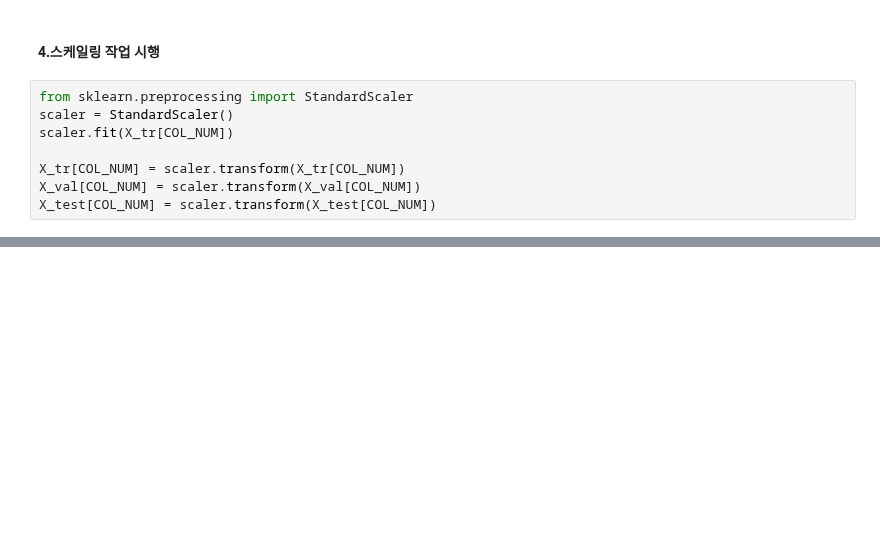
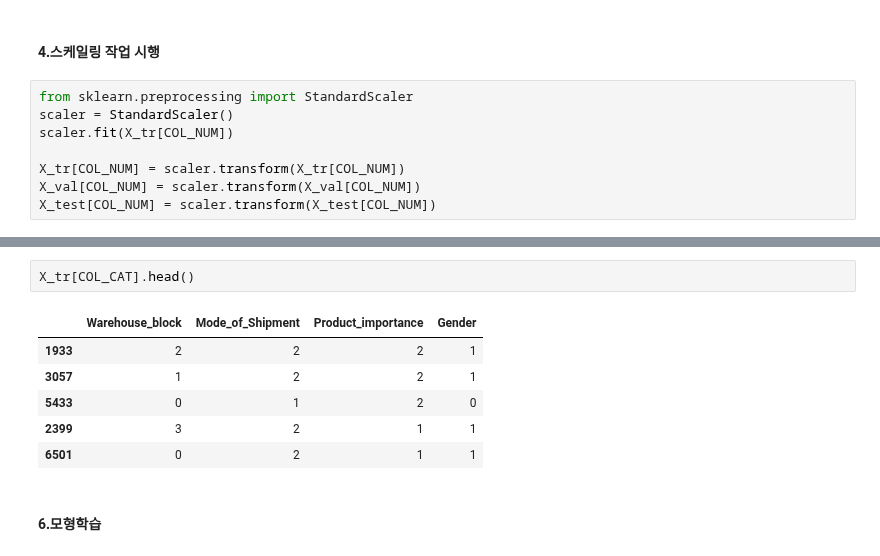
Before and after one commit to va4756/yemoon_bigdata_test, a Jupyter notebook: bigdata_예문_실전문제_example2.ipynb, the cells around one changed output, grey strips where cells are left out. Drawn from its saved outputs; the diff is of its cells as text; blank space fills up the shorter version.

```diff
--- a/bigdata_예문_실전문제_example2.ipynb
+++ b/bigdata_예문_실전문제_example2.ipynb
@@ -360,0 +392,11 @@ X_tr[COL_NUM].head()
+# %%
+X_tr[COL_CAT].head()
+# %% [output]
+|  | Warehouse_block | Mode_of_Shipment | Product_importance | Gender |
+| 1933 | 2 | 2 | 2 | 1 |
+| 3057 | 1 | 2 | 2 | 1 |
+| 5433 | 0 | 1 | 2 | 0 |
+| 2399 | 3 | 2 | 1 | 1 |
+| 6501 | 0 | 2 | 1 | 1 |
+# %% [markdown]
+#### 6.모형학습
```
Also changed, not shown: parts of 42 cells of this notebook.
